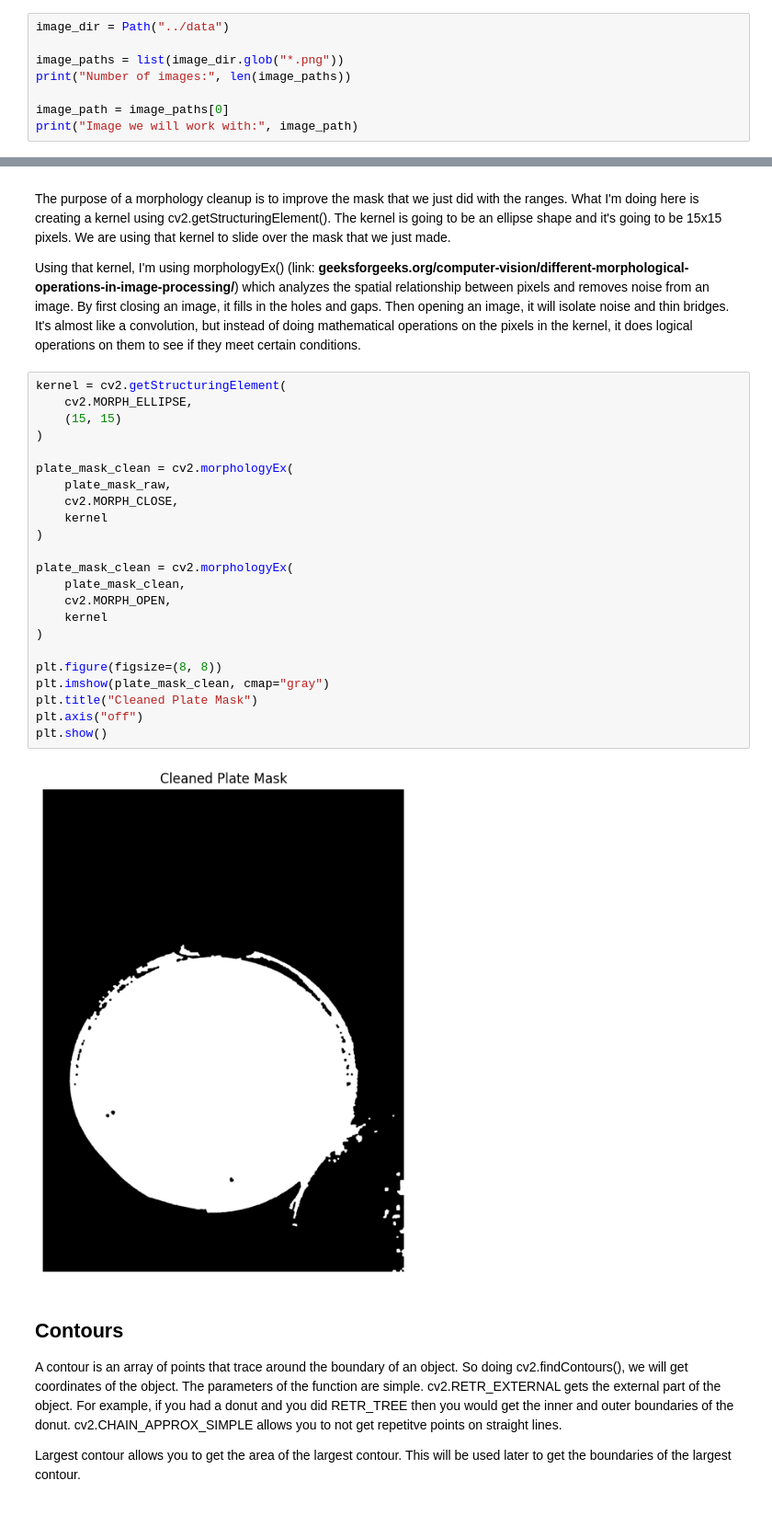
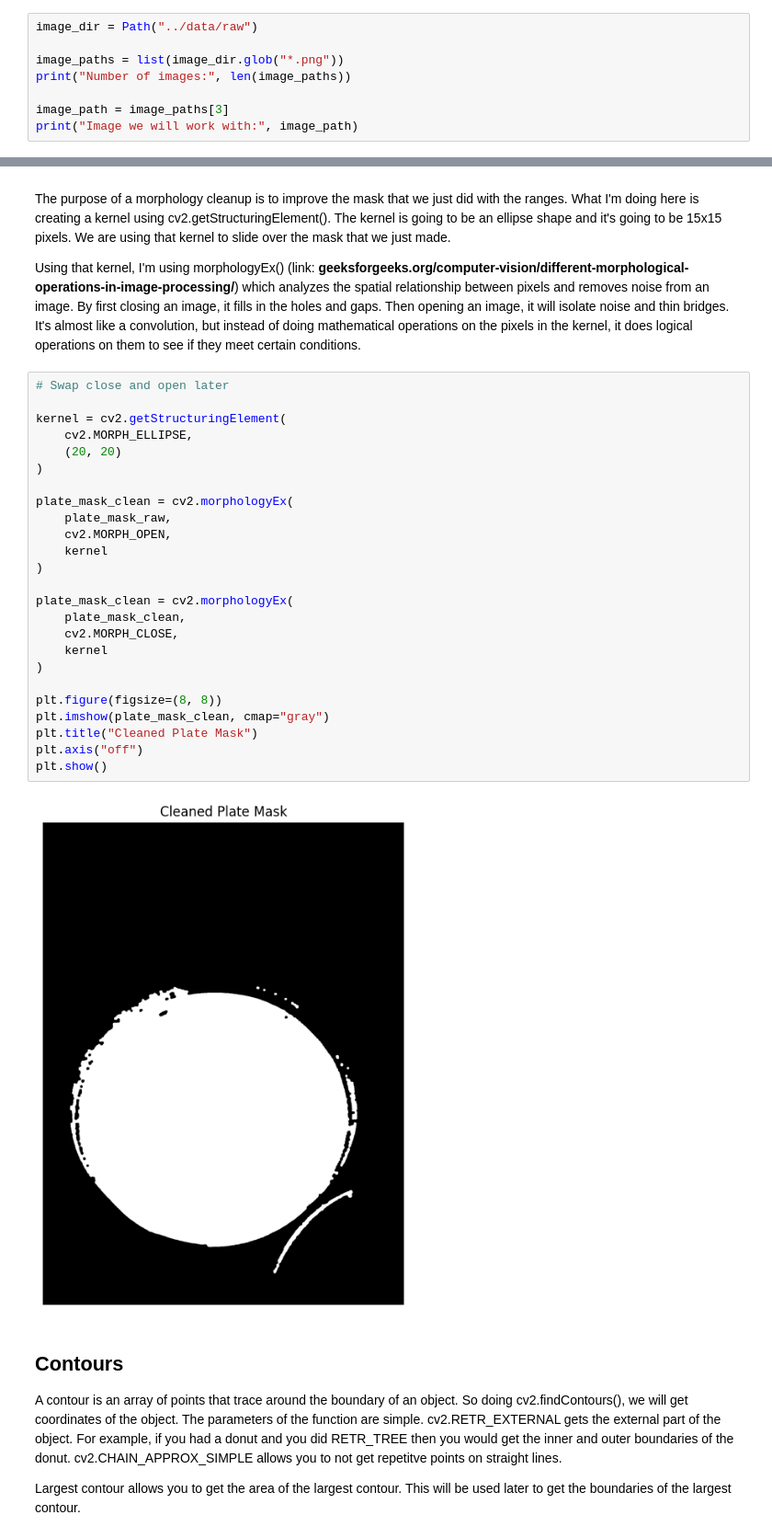
Before and after one commit to JustinTrannn/SEE-Insight, a Jupyter notebook: notebooks/02_petri_dish_segmentation.ipynb, the cells around one changed output, grey strips where cells are left out. Shown at 92% size. Saved outputs shown, nothing was run; the diff lists cells and outputs as text.

```diff
--- a/notebooks/02_petri_dish_segmentation.ipynb
+++ b/notebooks/02_petri_dish_segmentation.ipynb
@@ -5,12 +6,12 @@ import matplotlib.pyplot as plt
 
 from pathlib import Path
 # %%
-image_dir = Path("../data")
+image_dir = Path("../data/raw")
 
 image_paths = list(image_dir.glob("*.png"))
 print("Number of images:", len(image_paths))
 
-image_path = image_paths[0]
+image_path = image_paths[3]
 print("Image we will work with:", image_path)
 # %% [output]
 Number of images: 4
@@ -102,30 +103,32 @@ The purpose of a morphology cleanup is to improve the mask that we just did with
 
 Using that kernel, I'm using morphologyEx() (link: **geeksforgeeks.org/computer-vision/different-morphological-operations-in-image-processing/**) which analyzes the spatial relationship between pixels and removes noise from an image. By first closing an image, it fills in the holes and gaps. Then opening an image, it will isolate noise and thin bridges. It's almost like a convolution, but instead of doing mathematical operations on the pixels in the kernel, it does logical operations on them to see if they meet certain conditions.
 # %%
+# Swap close and open later
+
 kernel = cv2.getStructuringElement(
     cv2.MORPH_ELLIPSE,
-    (15, 15)
+    (20, 20)
 )
 
 plate_mask_clean = cv2.morphologyEx(
     plate_mask_raw,
-    cv2.MORPH_CLOSE,
+    cv2.MORPH_OPEN,
     kernel
 )
 
 plate_mask_clean = cv2.morphologyEx(
     plate_mask_clean,
-    cv2.MORPH_OPEN,
+    cv2.MORPH_CLOSE,
     kernel
 )
 
 plt.figure(figsize=(8, 8))
 plt.imshow(plate_mask_clean, cmap="gray")
 plt.title("Cleaned Plate Mask")
 plt.axis("off")
 plt.show()
 # %% [output]
-[figure, old version]
+[figure, new version]
 # %% [markdown]
 ## Contours
 
```
Also changed, not shown: parts of 14 cells of this notebook.
